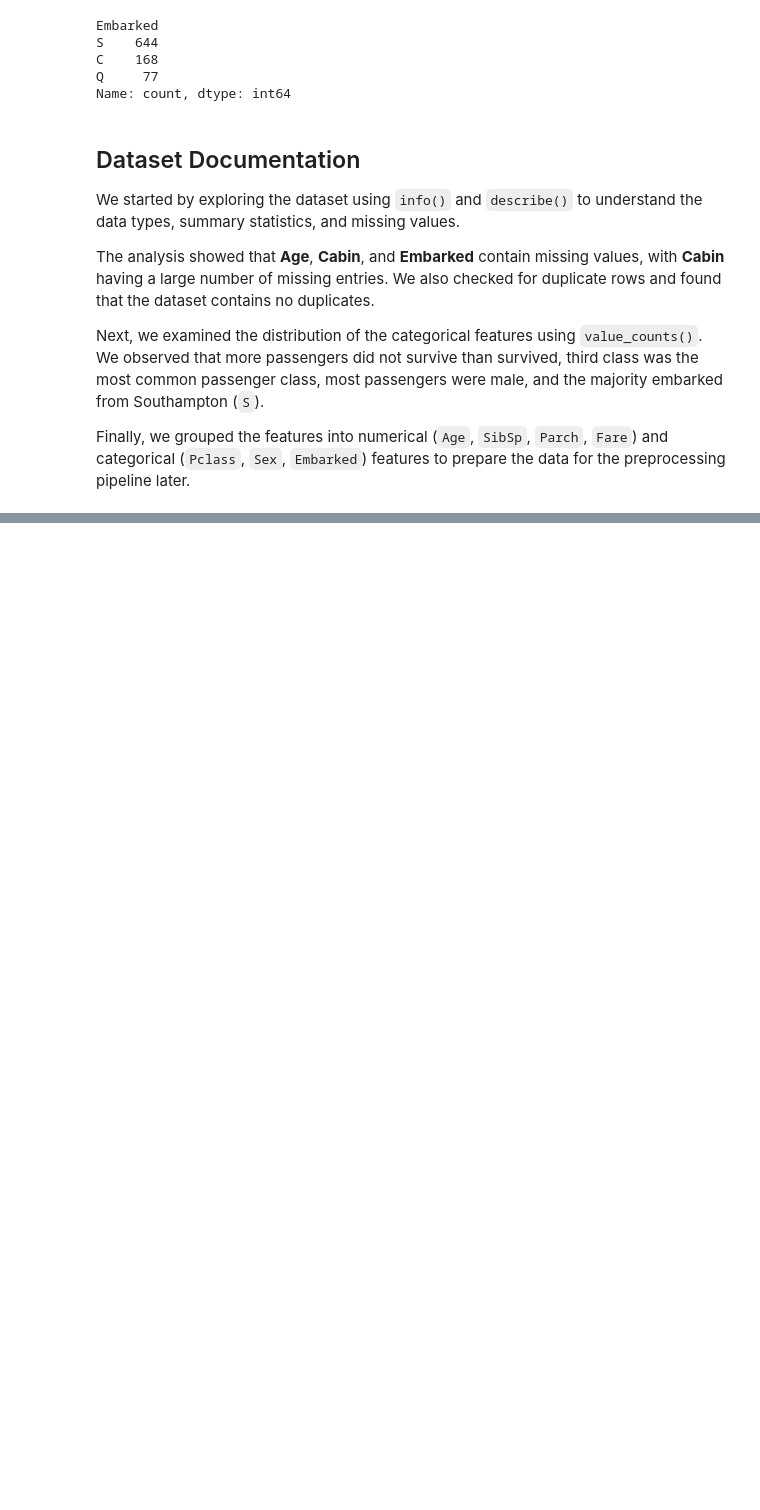
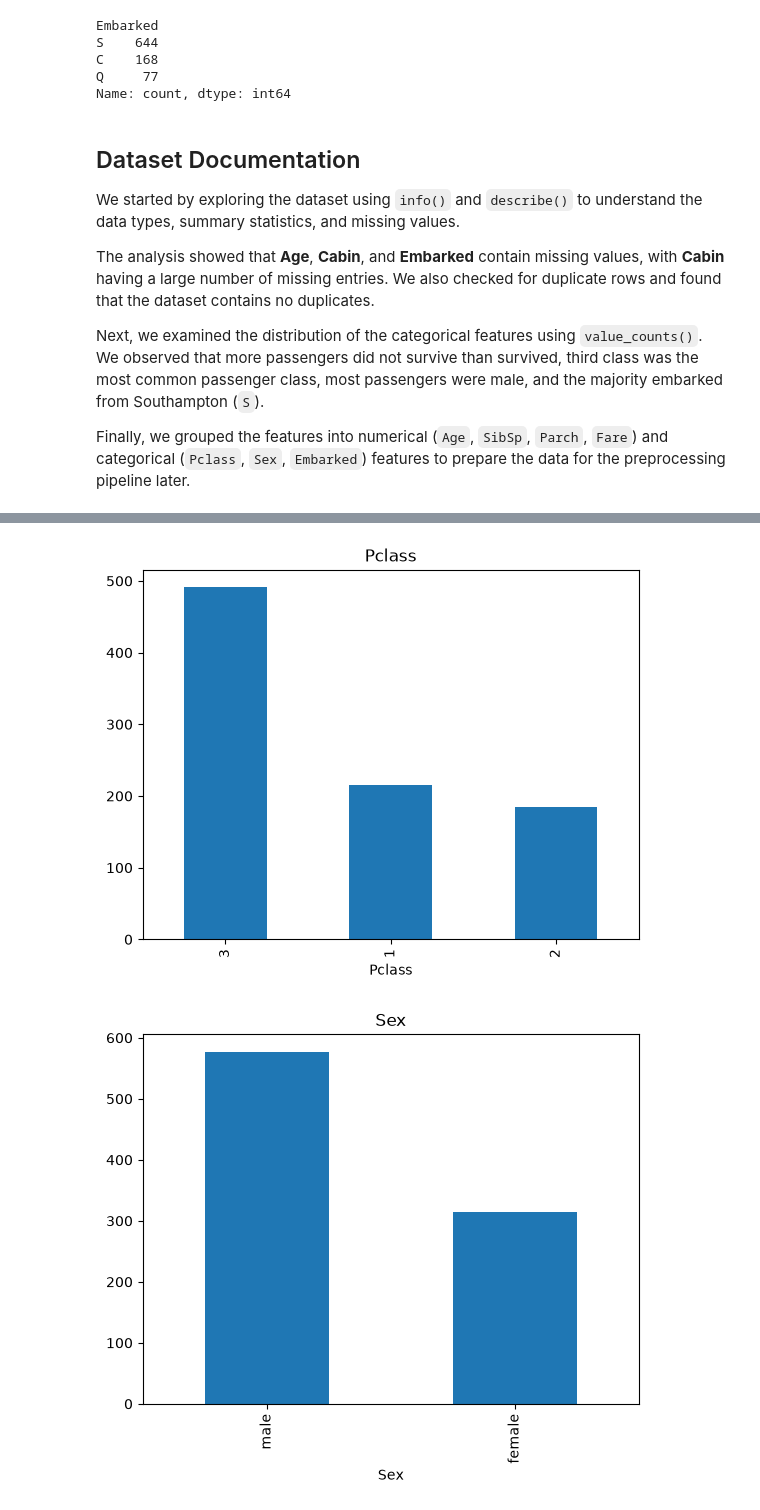
Before and after one commit to mustafa-al-soufi/Titanic, a Jupyter notebook: notebooks/titanic.ipynb, the cells around one changed output, grey strips where cells are left out. Cells and saved outputs as stored; diff of their text form; code cells hidden in the pictures; blank space fills up the shorter version.

```diff
--- a/notebooks/titanic.ipynb
+++ b/notebooks/titanic.ipynb
@@ -179,0 +218,8 @@ Finally, we grouped the features into numerical (`Age`, `SibSp`, `Parch`, `Fare`
+# %%
+for col in cat_attribs:
+    train[col].value_counts().plot(kind="bar")
+    plt.title(col)
+    plt.show()
+# %% [output]
+[figure, added]
+[figure, added]
```
Also changed, not shown: parts of 20 cells of this notebook.
